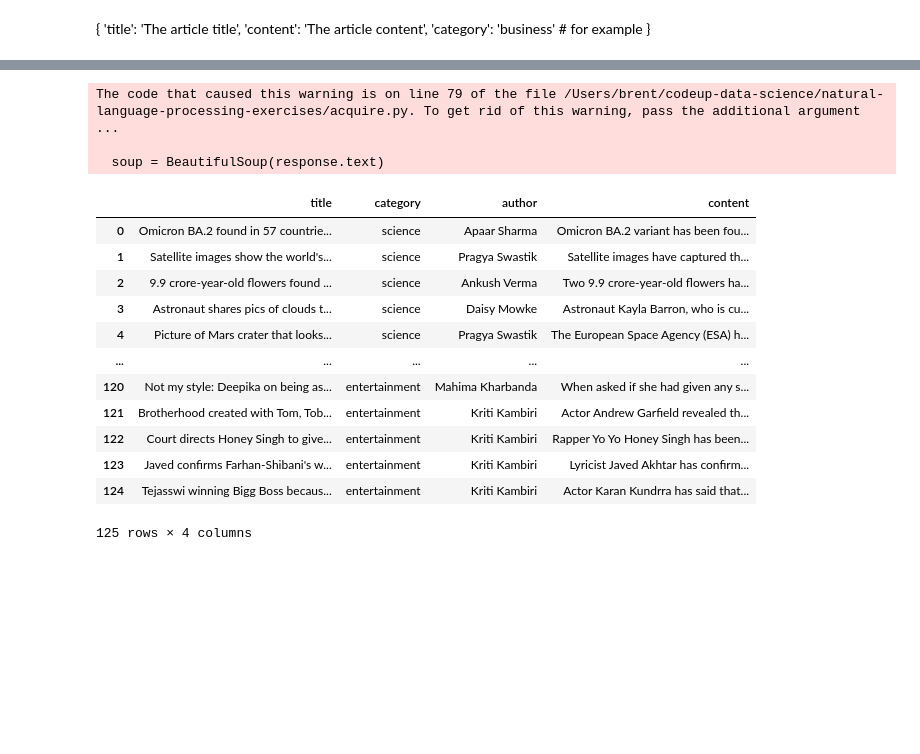
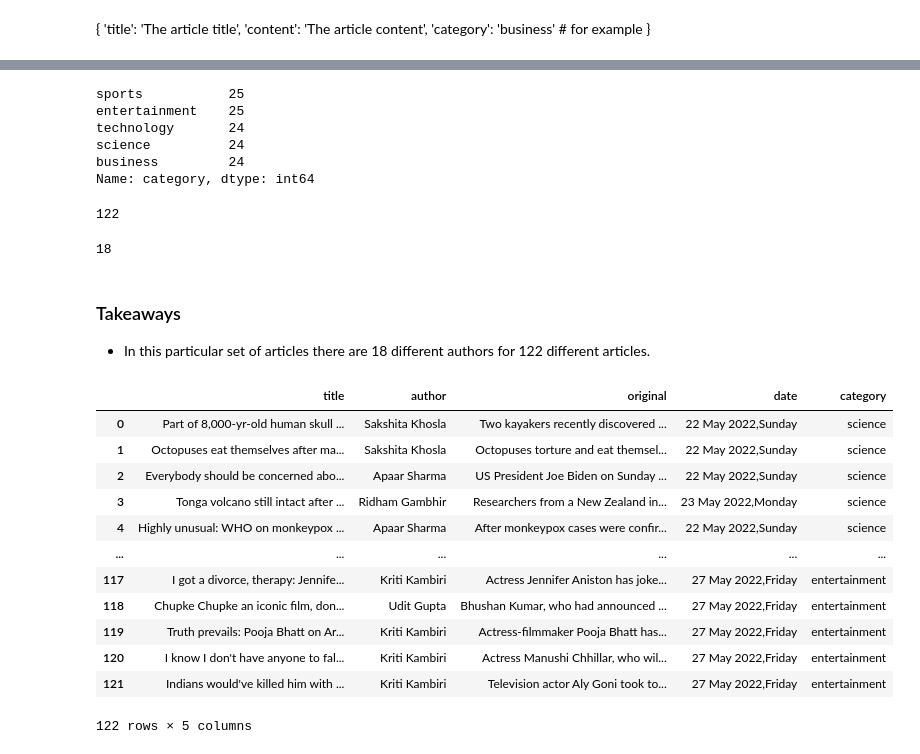
Before and after one commit to brentschriver/natural-language-processing-exercises, a Jupyter notebook: webscraping-acquire-exercises.ipynb, the cells around one changed output, grey strips where cells are left out. Saved outputs shown, nothing was run; the diff lists cells and outputs as text; code cells hidden in the pictures; blank space fills up the shorter version.

Commit message:
Acquiring new in_shorts articles.

```diff
--- a/webscraping-acquire-exercises.ipynb
+++ b/webscraping-acquire-exercises.ipynb
@@ -225,19 +480,36 @@ pd.DataFrame(articles)
+# %%
+article_df.category.value_counts()
+# %% [output]
+sports           25
+entertainment    25
+technology       24
+science          24
+business         24
+Name: category, dtype: int64
+# %%
+len(article_df)
+# %% [output]
+122
+# %%
+len(article_df.author.unique())
+# %% [output]
+18
+# %% [markdown]
+### Takeaways
+* In this particular set of articles there are 18 different authors for 122 different articles.
 # %%
-get_inshorts()
+get_inshorts_articles()
 # %% [output]
+|  | title | author | original | date | category |
+| 0 | Part of 8,000-yr-old human skull ... | Sakshita Khosla | Two kayakers recently discovered ... | 22 May 2022,Sunday | science |
+| 1 | Octopuses eat themselves after ma... | Sakshita Khosla | Octopuses torture and eat themsel... | 22 May 2022,Sunday | science |
+| 2 | Everybody should be concerned abo... | Apaar Sharma | US President Joe Biden on Sunday ... | 22 May 2022,Sunday | science |
+| 3 | Tonga volcano still intact after ... | Ridham Gambhir | Researchers from a New Zealand in... | 23 May 2022,Monday | science |
+| 4 | Highly unusual: WHO on monkeypox ... | Apaar Sharma | After monkeypox cases were confir... | 22 May 2022,Sunday | science |
+| ... | ... | ... | ... | ... | ... |
+| 117 | I got a divorce, therapy: Jennife... | Kriti Kambiri | Actress Jennifer Aniston has joke... | 27 May 2022,Friday | entertainment |
+| 118 | Chupke Chupke an iconic film, don... | Udit Gupta | Bhushan Kumar, who had announced ... | 27 May 2022,Friday | entertainment |
+| 119 | Truth prevails: Pooja Bhatt on Ar... | Kriti Kambiri | Actress-filmmaker Pooja Bhatt has... | 27 May 2022,Friday | entertainment |
+| 120 | I know I don't have anyone to fal... | Kriti Kambiri | Actress Manushi Chhillar, who wil... | 27 May 2022,Friday | entertainment |
+| 121 | Indians would've killed him with ... | Kriti Kambiri | Television actor Aly Goni took to... | 27 May 2022,Friday | entertainment |
-The code that caused this warning is on line 79 of the file /Users/brent/codeup-data-science/natural-language-processing-exercises/acquire.py. To get rid of this warning, pass the additional argument  ...
-
-  soup = BeautifulSoup(response.text)
+122 rows × 5 columns
-|  | title | category | author | content |
-| 0 | Omicron BA.2 found in 57 countrie... | science | Apaar Sharma | Omicron BA.2 variant has been fou... |
-| 1 | Satellite images show the world's... | science | Pragya Swastik | Satellite images have captured th... |
-| 2 | 9.9 crore-year-old flowers found ... | science | Ankush Verma | Two 9.9 crore-year-old flowers ha... |
-| 3 | Astronaut shares pics of clouds t... | science | Daisy Mowke | Astronaut Kayla Barron, who is cu... |
-| 4 | Picture of Mars crater that looks... | science | Pragya Swastik | The European Space Agency (ESA) h... |
-| ... | ... | ... | ... | ... |
-| 120 | Not my style: Deepika on being as... | entertainment | Mahima Kharbanda | When asked if she had given any s... |
-| 121 | Brotherhood created with Tom, Tob... | entertainment | Kriti Kambiri | Actor Andrew Garfield revealed th... |
-| 122 | Court directs Honey Singh to give... | entertainment | Kriti Kambiri | Rapper Yo Yo Honey Singh has been... |
-| 123 | Javed confirms Farhan-Shibani's w... | entertainment | Kriti Kambiri | Lyricist Javed Akhtar has confirm... |
-| 124 | Tejasswi winning Bigg Boss becaus... | entertainment | Kriti Kambiri | Actor Karan Kundrra has said that... |
-125 rows × 4 columns
```
Also changed, not shown: parts of 26 cells of this notebook.
